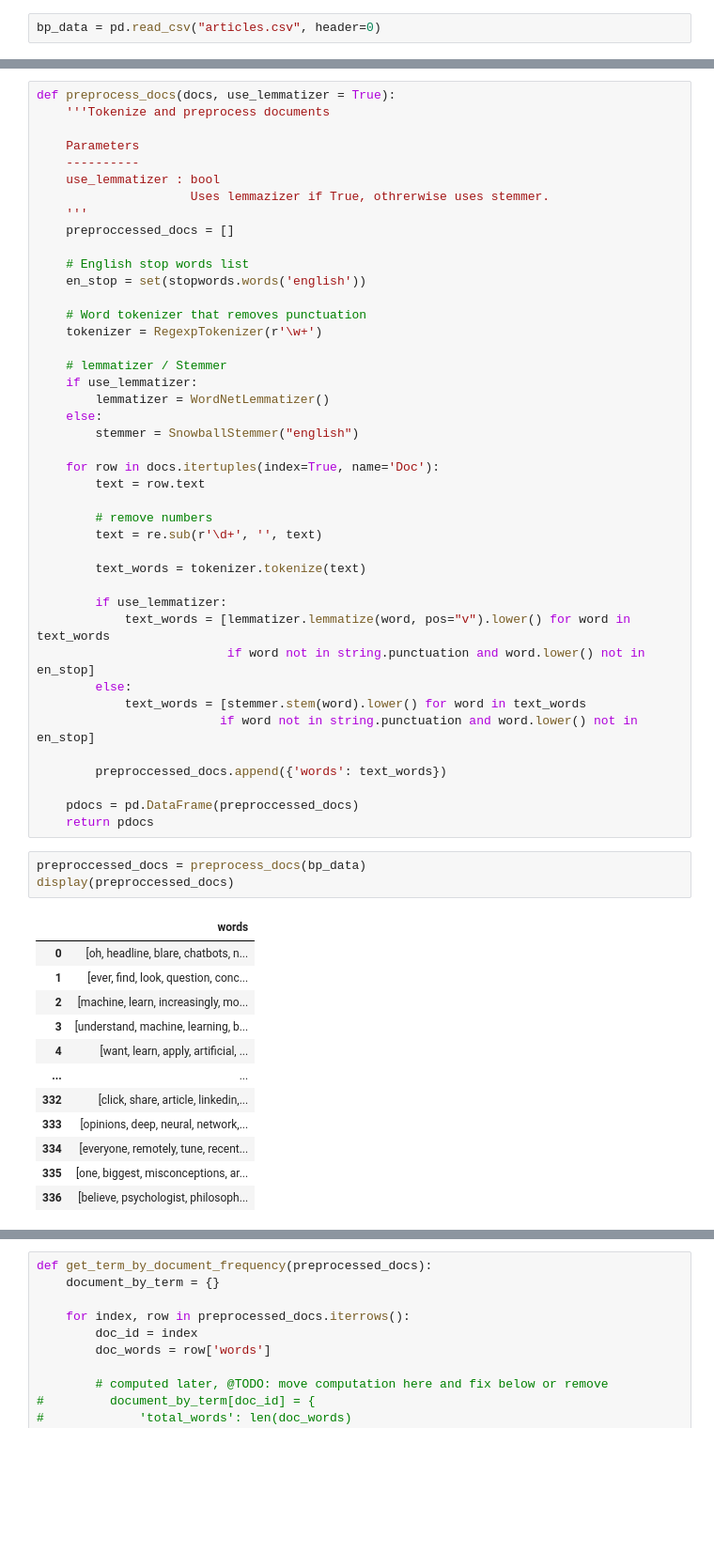
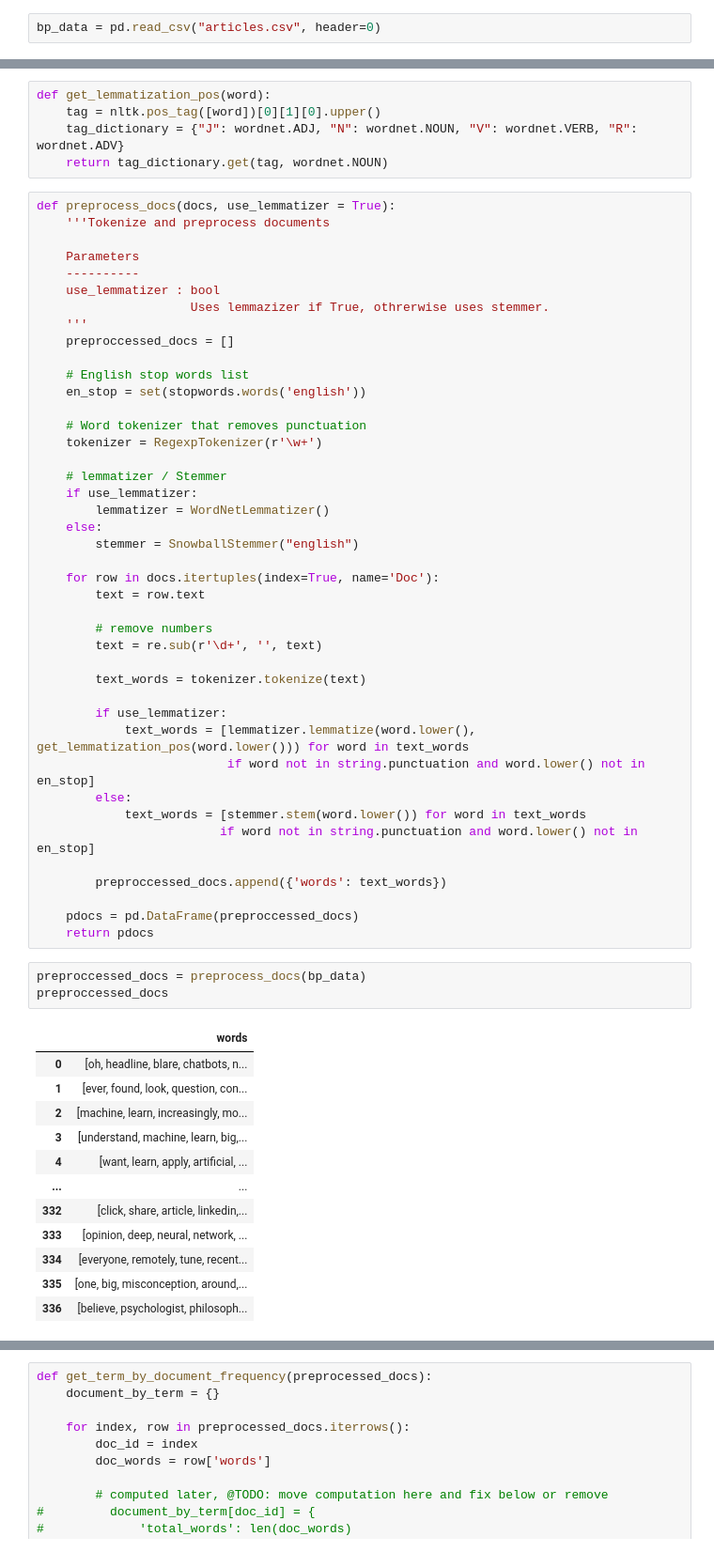
Before and after one commit to klesnkri/lsa-model, a Jupyter notebook: data.ipynb, the cells around one changed output, grey strips where cells are left out. Shown at 94% size. Cells and saved outputs as stored; diff of their text form; blank space fills up the shorter version.

Commit message:
Lemmatization updated to work correctly, runs slower now but lemmatizer uses correct pos_tag

```diff
--- a/data.ipynb
+++ b/data.ipynb
@@ -32,6 +33,11 @@ bp_data.head(1)
 # %% [output]
 |  | author | claps | reading_time | link | title | text |
 | 0 | Justin Lee | 8.3K | 11 | https://medium.com/swlh/chatbots-... | Chatbots were the next big thing:... | Oh, how the headlines blared:\nCh... |
+# %%
+def get_lemmatization_pos(word):
+    tag = nltk.pos_tag([word])[0][1][0].upper()
+    tag_dictionary = {"J": wordnet.ADJ, "N": wordnet.NOUN, "V": wordnet.VERB, "R": wordnet.ADV}
+    return tag_dictionary.get(tag, wordnet.NOUN)
 # %%
 def preprocess_docs(docs, use_lemmatizer = True):
     '''Tokenize and preprocess documents
@@ -64,10 +70,10 @@ def preprocess_docs(docs, use_lemmatizer = True):
         text_words = tokenizer.tokenize(text)
 
         if use_lemmatizer:
-            text_words = [lemmatizer.lemmatize(word, pos="v").lower() for word in text_words
+            text_words = [lemmatizer.lemmatize(word.lower(), get_lemmatization_pos(word.lower())) for word in text_words
                           if word not in string.punctuation and word.lower() not in en_stop]
         else:
-            text_words = [stemmer.stem(word).lower() for word in text_words
+            text_words = [stemmer.stem(word.lower()) for word in text_words
                          if word not in string.punctuation and word.lower() not in en_stop]
 
         preproccessed_docs.append({'words': text_words})
@@ -76,19 +82,19 @@ def preprocess_docs(docs, use_lemmatizer = True):
     return pdocs
 # %%
 preproccessed_docs = preprocess_docs(bp_data)
-display(preproccessed_docs)
+preproccessed_docs
 # %% [output]
 |  | words |
 | 0 | [oh, headline, blare, chatbots, n... |
-| 1 | [ever, find, look, question, conc... |
+| 1 | [ever, found, look, question, con... |
 | 2 | [machine, learn, increasingly, mo... |
-| 3 | [understand, machine, learning, b... |
+| 3 | [understand, machine, learn, big,... |
 | 4 | [want, learn, apply, artificial, ... |
 | ... | ... |
 | 332 | [click, share, article, linkedin,... |
-| 333 | [opinions, deep, neural, network,... |
+| 333 | [opinion, deep, neural, network, ... |
 | 334 | [everyone, remotely, tune, recent... |
-| 335 | [one, biggest, misconceptions, ar... |
+| 335 | [one, big, misconception, around,... |
 | 336 | [believe, psychologist, philosoph... |
 337 rows × 1 columns
 # %%
```
Also changed, not shown: parts of 7 cells of this notebook, 1 other file.
